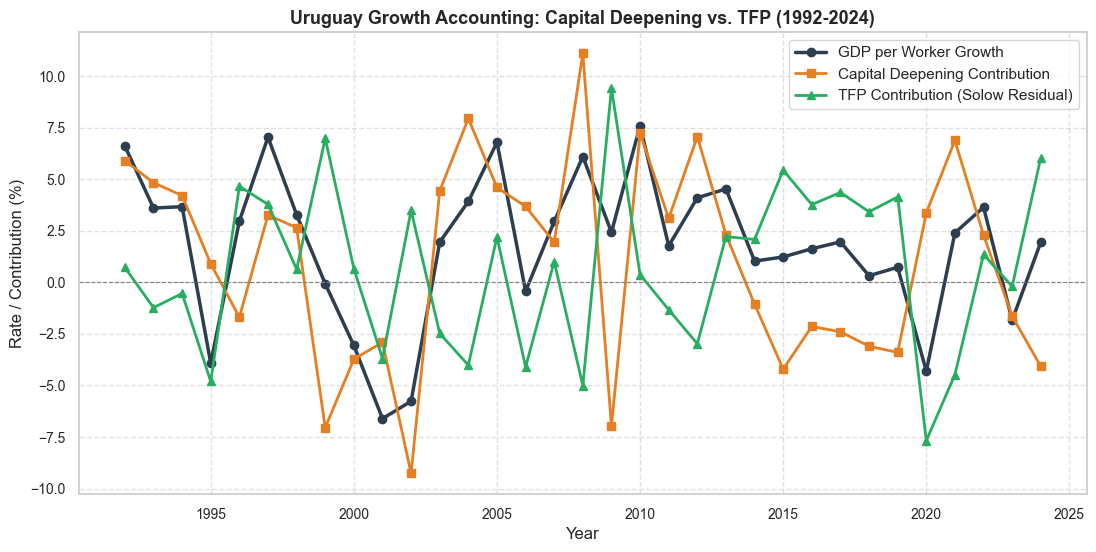
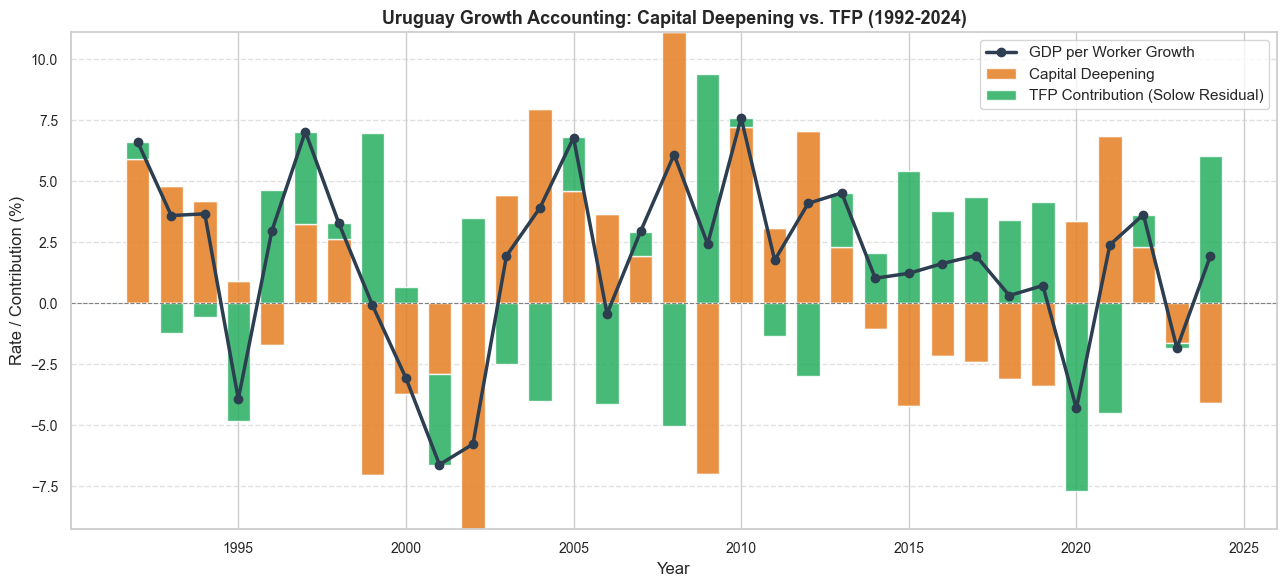
Unified diff of the notebook cell whose output changed from the first chart to the second:
--- before
+++ after
@@ -1,15 +1,35 @@
+import matplotlib.pyplot as plt
+import numpy as np
+
 df7 = clean_q7('Q7.csv')
 df7['g_Y_L'] = df7['g(Ln Output)'] - df7['g(Ln Labour force)']
 
-plt.figure(figsize=(13, 6))
-plt.plot(df7['Year'], df7['g_Y_L'] * 100, label='GDP per Worker Growth', color='#2c3e50', linewidth=2.5, marker='o')
-plt.plot(df7['Year'], df7['Capital Deepening'] * 100, label='Capital Deepening Contribution', color='#e67e22', linewidth=2, marker='s')
-plt.plot(df7['Year'], df7['TFP Contribution'] * 100, label='TFP Contribution (Solow Residual)', color='#27ae60', linewidth=2, marker='^')
-plt.axhline(0, color='gray', linestyle='--', linewidth=0.8)
+fig, ax = plt.subplots(figsize=(13, 6))
 
-plt.title('Uruguay Growth Accounting: Capital Deepening vs. TFP (1992-2024)', fontsize=13, fontweight='bold')
-plt.xlabel('Year')
-plt.ylabel('Rate / Contribution (%)')
-plt.legend(frameon=True, facecolor='white')
-plt.grid(True, linestyle='--', alpha=0.6)
+# Separate positive and negative values for stacked bars
+cap_pos = df7['Capital Deepening'].clip(lower=0) * 100
+cap_neg = df7['Capital Deepening'].clip(upper=0) * 100
+tfp_pos = df7['TFP Contribution'].clip(lower=0) * 100
+tfp_neg = df7['TFP Contribution'].clip(upper=0) * 100
+
+# Stack positive bars
+ax.bar(df7['Year'], cap_pos, label='Capital Deepening', color='#e67e22', alpha=0.85, width=0.7)
+ax.bar(df7['Year'], tfp_pos, bottom=cap_pos, label='TFP Contribution (Solow Residual)', color='#27ae60', alpha=0.85, width=0.7)
+
+# Stack negative bars
+ax.bar(df7['Year'], cap_neg, color='#e67e22', alpha=0.85, width=0.7)
+ax.bar(df7['Year'], tfp_neg, bottom=cap_neg, color='#27ae60', alpha=0.85, width=0.7)
+
+# Line for GDP per Worker Growth
+ax.plot(df7['Year'], df7['g_Y_L'] * 100, label='GDP per Worker Growth',
+        color='#2c3e50', linewidth=2.5, marker='o', zorder=5)
+
+ax.axhline(0, color='gray', linestyle='--', linewidth=0.8)
+ax.set_title('Uruguay Growth Accounting: Capital Deepening vs. TFP (1992-2024)',
+             fontsize=13, fontweight='bold')
+ax.set_xlabel('Year')
+ax.set_ylabel('Rate / Contribution (%)')
+ax.legend(frameon=True, facecolor='white')
+ax.grid(True, linestyle='--', alpha=0.6, axis='y')
+plt.tight_layout()
 plt.show()

Commit: 2